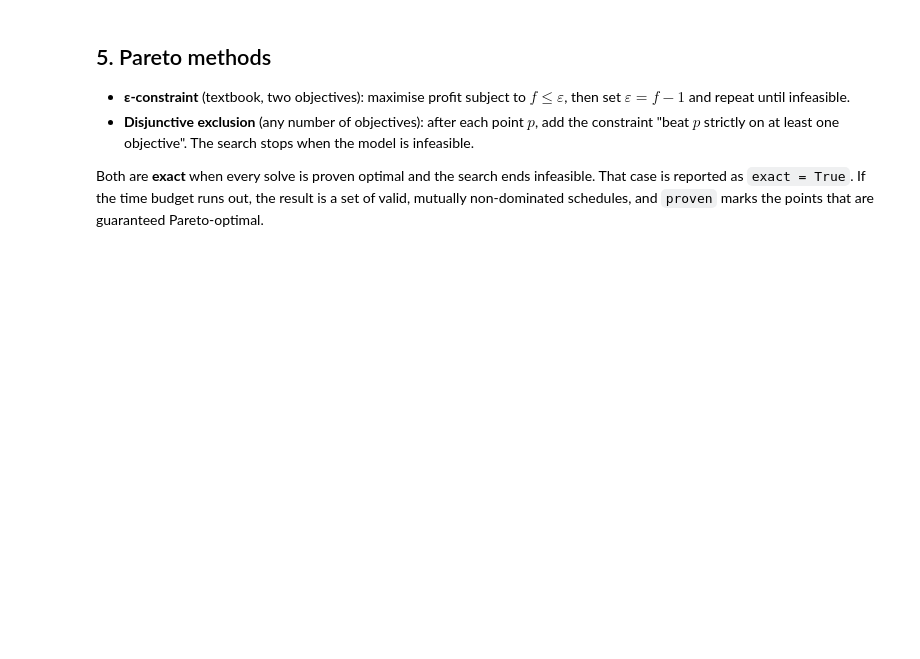
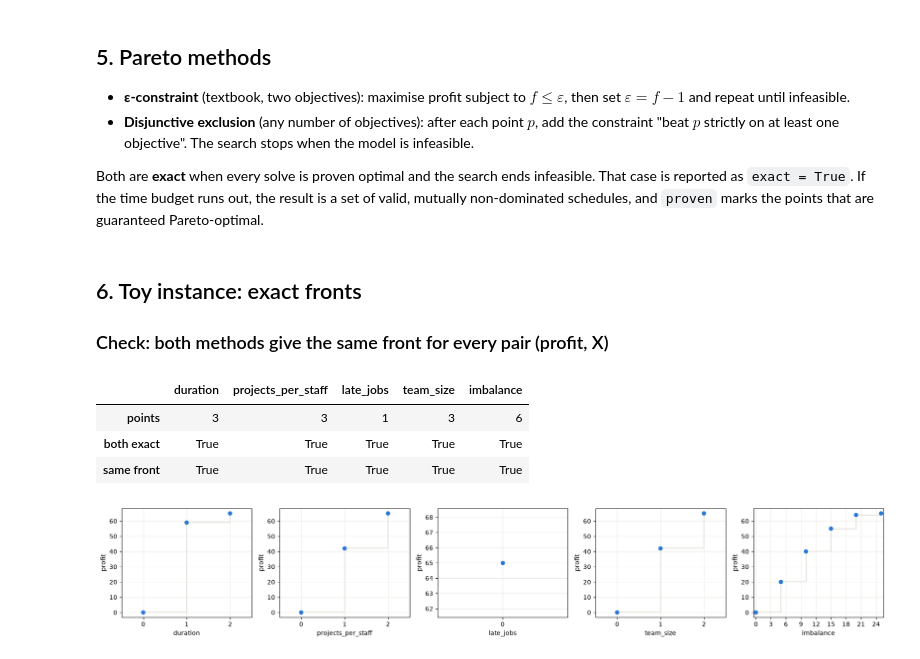
Before and after one commit to amithkm9/Decision_Modeling, a Jupyter notebook: CompuOpti_staffing.ipynb, the cells around one changed output. Cells and saved outputs as stored; diff of their text form; code cells hidden in the pictures; blank space fills up the shorter version.

Commit message:
Compare Pareto methods on toy

```diff
--- a/CompuOpti_staffing.ipynb
+++ b/CompuOpti_staffing.ipynb
@@ -426,3 +426,33 @@ def parallel(front, objs=OBJS):
         legend=False, color=BLUE, alpha=0.35, figsize=(9, 4)
     )
     ax.set(ylabel="value scaled to [0, 1] on the front", title="one line = one Pareto point")
+# %% [markdown]
+## 6. Toy instance: exact fronts
+
+### Check: both methods give the same front for every pair (profit, X)
+# %%
+toy = INST["toy"]
+check = {o: (epsilon_2d(toy, o), pareto(toy, ["profit", o])) for o in OBJS[1:]}
+pd.DataFrame(
+    {
+        o: {
+            "points": len(e[0]),
+            "both exact": e[1] and d[1],
+            "same front": [key(p, ["profit", o]) for p in e[0]]
+            == [key(p, ["profit", o]) for p in d[0]],
+        }
+        for o, (e, d) in check.items()
+    }
+)
+# %% [output]
+|  | duration | projects_per_staff | late_jobs | team_size | imbalance |
+| points | 3 | 3 | 1 | 3 | 6 |
+| both exact | True | True | True | True | True |
+| same front | True | True | True | True | True |
+# %%
+fig, axes = plt.subplots(1, 5, figsize=(18, 3.2))
+for ax, (o, ((front, _), _)) in zip(axes, check.items(), strict=True):
+    plot_2d(front, o, ax)
+fig.tight_layout()
+# %% [output]
+[figure, added]
```
